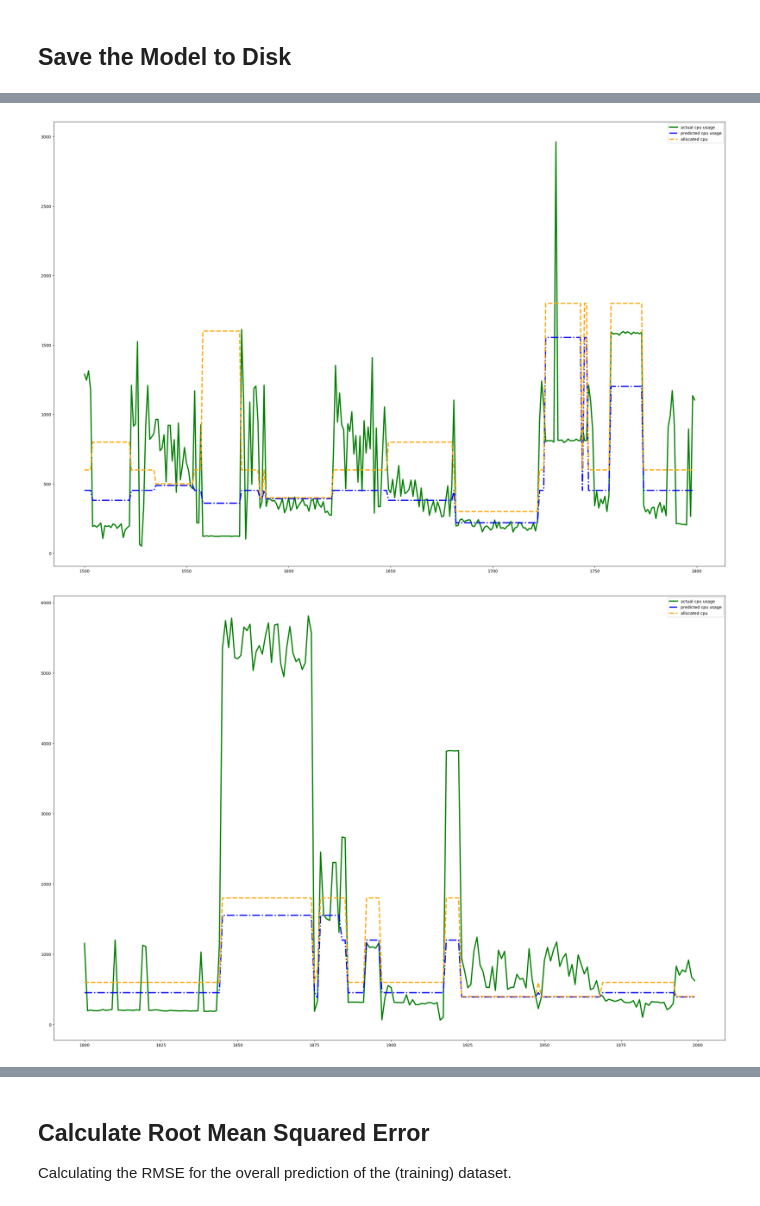
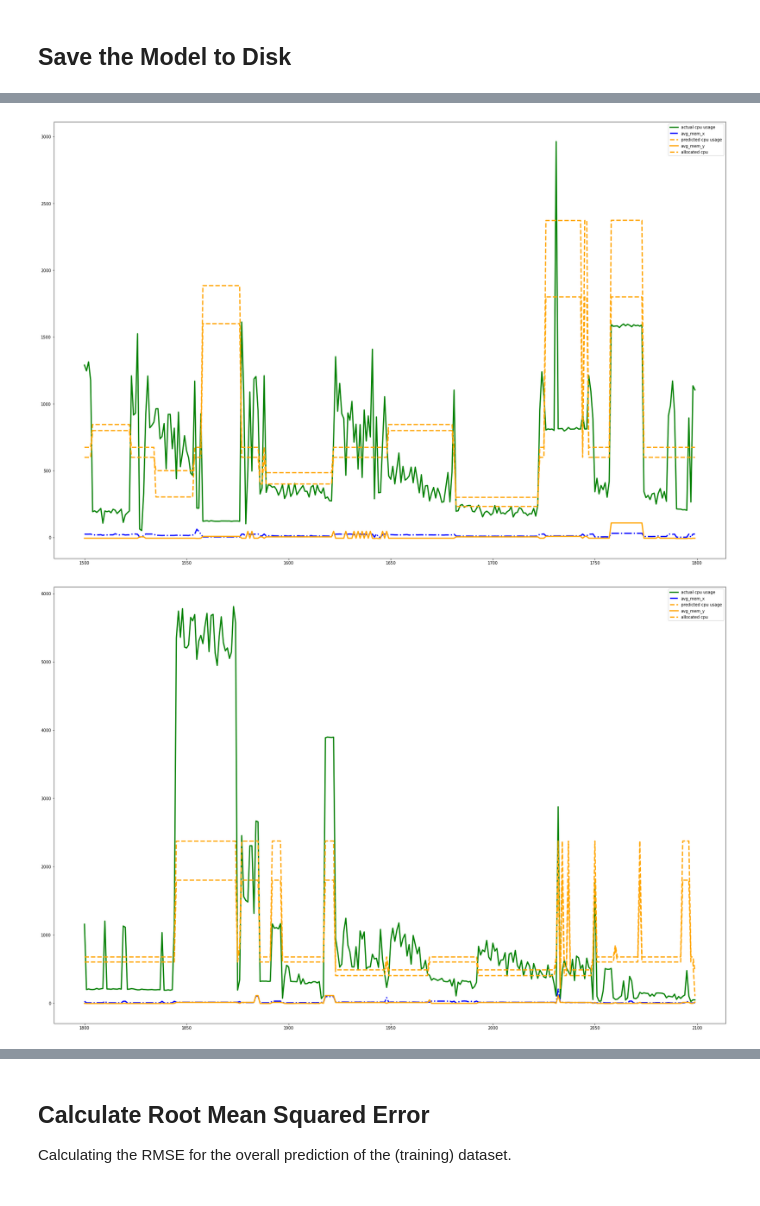
Before and after one commit to MyGodItsFull0fStars/alibaba_clusterdata, a Jupyter notebook: cluster-trace-gpu-v2020/prediction/lstm_general_prediction.ipynb, the cells around one changed output, grey strips where cells are left out. Cells and saved outputs as stored; diff of their text form; code cells hidden in the pictures.

Commit message:
Updated lstm_general_prediction to be able to train UtilisationLSTM

```diff
--- a/cluster-trace-gpu-v2020/prediction/lstm_general_prediction.ipynb
+++ b/cluster-trace-gpu-v2020/prediction/lstm_general_prediction.ipynb
@@ -66,7 +70,8 @@ if INCLUDE_WANDB:
     wandb.define_metric(RMSE_TRAINING, summary='min')
     wandb.define_metric(MAE_TRAINING, summary='min')
 # %%
-lstm = LSTM(num_classes, input_size, hidden_size, num_layers, seq_length, bidirectional=bidirectional)
+# lstm = LSTM(num_classes, input_size, hidden_size, num_layers, seq_length, bidirectional=bidirectional)
+lstm = UtilizationLSTM(num_classes, input_size, hidden_size)
 lstm.train()
 
 # log gradients and model parameters
@@ -271,11 +284,11 @@ cycler = plt.cycler(linestyle=['-', '-.', '--', '-', '--', '-', '--'],
 # combined_df.iloc[250:500].plot(ax=ax, figsize=(30, 25), linewidth=2)
 
 
-step: int = 300
+step: int = 1000
 for i in range(0, len(combined_df), step):
     fig, ax = plt.subplots()
     ax.set_prop_cycle(cycler)
     # combined_df.iloc[i:i+step].plot.line(figsize=(30, 20), linewidth=3, ax=ax)
     plot = combined_df.iloc[i:i+step].plot
-    plot.line(figsize=(30, 20), linewidth=3, ax=ax).figure.savefig(f'plot_{i}_{i+step}.png')
+    plot.line(figsize=(30, 20), linewidth=3, ax=ax)
 # %% [output]
@@ -287,2 +300,2 @@ for i in range(0, len(combined_df), step):
-[figure, old version]
+[figure, new version]
-[figure, old version]
+[figure, new version]
```
Also changed, not shown: parts of 21 cells of this notebook.
